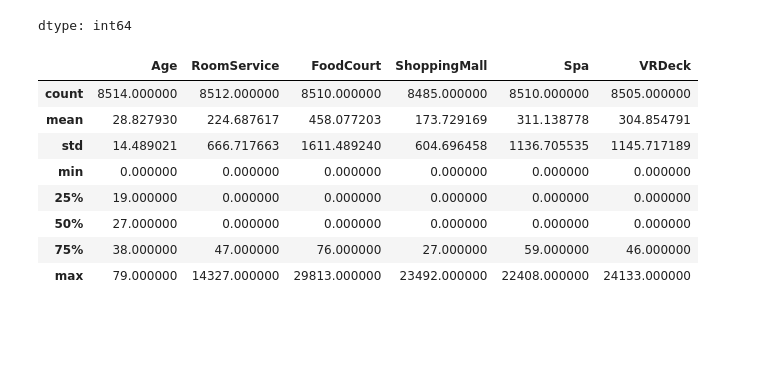
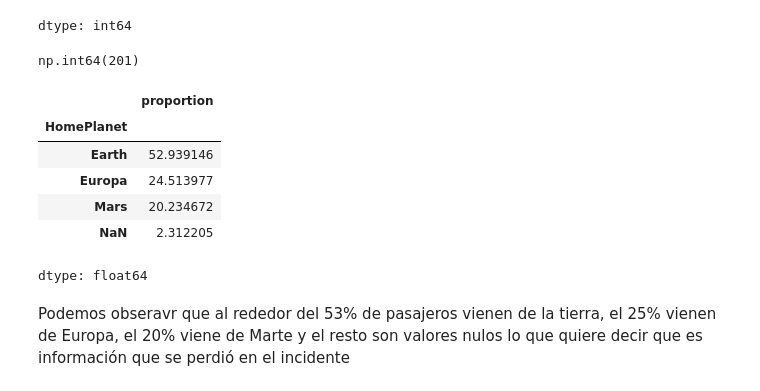
Before and after one commit to A01801224/TC3009C-RI, a Jupyter notebook: Reto_Primer_Avance_Spaceship_Titanic.ipynb, the cells around one changed output. Drawn from its saved outputs; the diff is of its cells as text; code cells hidden in the pictures; blank space fills up the shorter version.

```diff
--- a/Reto_Primer_Avance_Spaceship_Titanic.ipynb
+++ b/Reto_Primer_Avance_Spaceship_Titanic.ipynb
@@ -171,4 +171,5 @@ integrantes de un mismo grupo tienden a compartir el mismo resultado en
 `Transported`.
 # %%
 #Extraer el grpo de passengerid
-df_train["Group"] = df_train["PassengerId"].str.split("_").str[0]
+df_train["group"] = df_train["PassengerId"].str.split("_").str[0]
+print(df_train["group"])
@@ -187,15 +243,19 @@ df_train["HomePlanet"].value_counts()
 | Europa | 2131 |
 | Mars | 1759 |
 dtype: int64
-# %%
-df_train.describe()
-# %% [output]
-|  | Age | RoomService | FoodCourt | ShoppingMall | Spa | VRDeck |
-| count | 8514.000000 | 8512.000000 | 8510.000000 | 8485.000000 | 8510.000000 | 8505.000000 |
-| mean | 28.827930 | 224.687617 | 458.077203 | 173.729169 | 311.138778 | 304.854791 |
-| std | 14.489021 | 666.717663 | 1611.489240 | 604.696458 | 1136.705535 | 1145.717189 |
-| min | 0.000000 | 0.000000 | 0.000000 | 0.000000 | 0.000000 | 0.000000 |
-| 25% | 19.000000 | 0.000000 | 0.000000 | 0.000000 | 0.000000 | 0.000000 |
-| 50% | 27.000000 | 0.000000 | 0.000000 | 0.000000 | 0.000000 | 0.000000 |
-| 75% | 38.000000 | 47.000000 | 76.000000 | 27.000000 | 59.000000 | 46.000000 |
-| max | 79.000000 | 14327.000000 | 29813.000000 | 23492.000000 | 22408.000000 | 24133.000000 |
+# %%
+df_train["HomePlanet"].isnull().sum()
+# %% [output]
+np.int64(201)
+# %%
+df_train["HomePlanet"].value_counts(normalize=True, dropna=False) * 100
+# %% [output]
+|  | proportion |
+| HomePlanet |  |
+| Earth | 52.939146 |
+| Europa | 24.513977 |
+| Mars | 20.234672 |
+| NaN | 2.312205 |
+dtype: float64
+# %% [markdown]
+Podemos obseravr que al rededor del 53% de pasajeros vienen de la tierra, el 25% vienen de Europa, el 20% viene de Marte y el resto son valores nulos lo que quiere decir que es información que se perdió en el incidente
```
Also changed, not shown: parts of 9 cells of this notebook.
